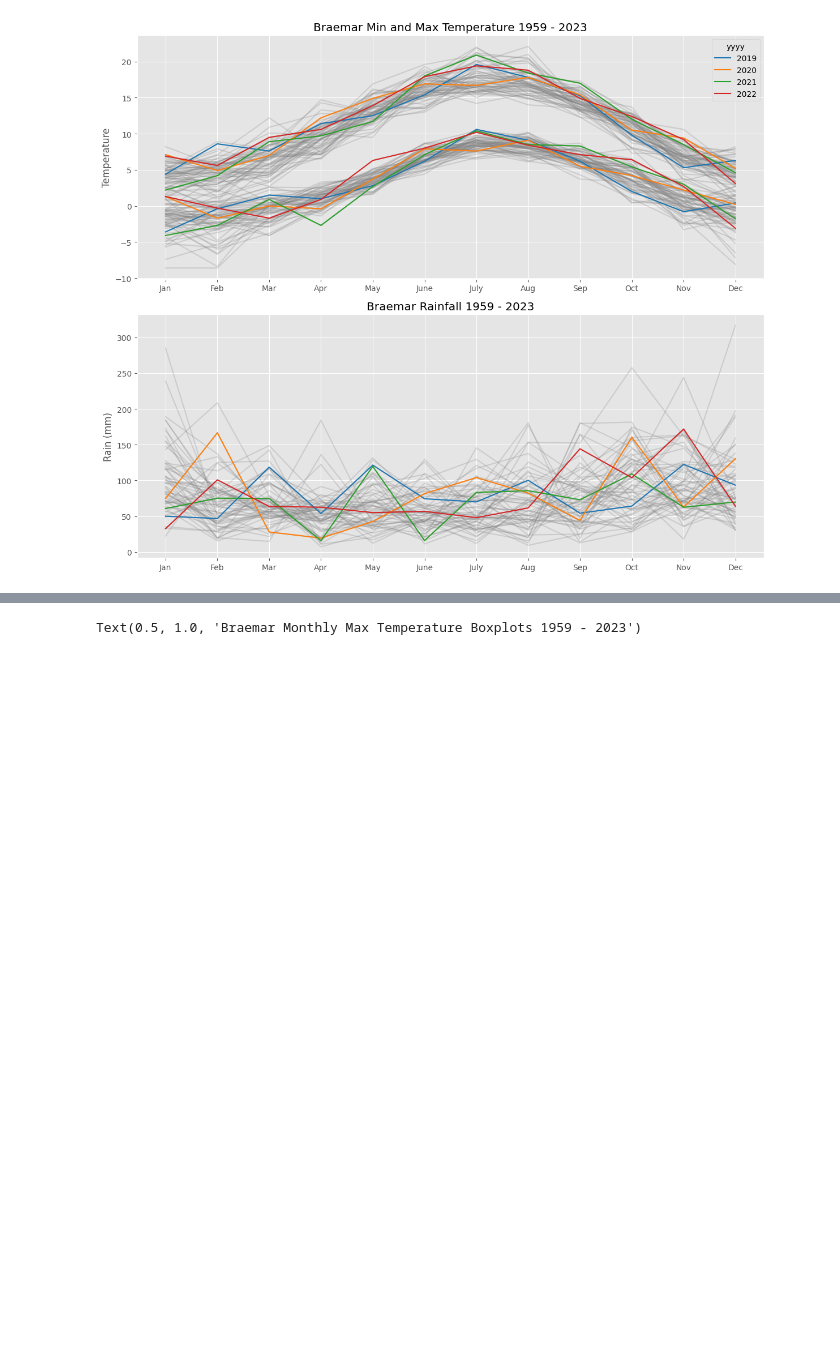
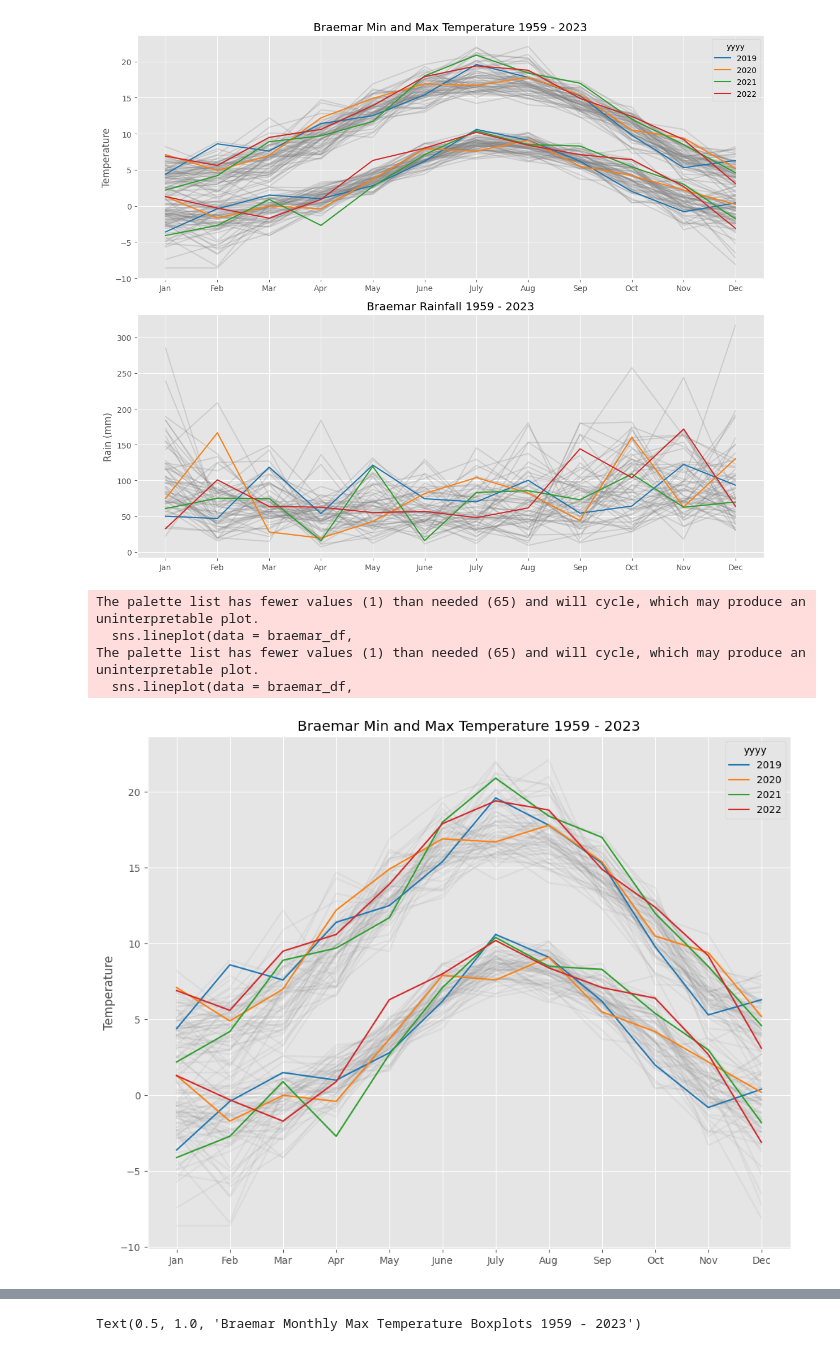
Before and after one commit to jmoro0408/DataVis, a Jupyter notebook: UK Temperature/braemar_temp_plotting.ipynb, the cells around one changed output, grey strips where cells are left out. Drawn from its saved outputs; the diff is of its cells as text; code cells hidden in the pictures; blank space fills up the shorter version.

```diff
--- a/UK Temperature/temp_plotting.ipynb
+++ b/UK Temperature/braemar_temp_plotting.ipynb
@@ -239,3 +239,58 @@ The palette list has fewer values (1) than needed (65) and will cycle, which may
 The palette list has fewer values (1) than needed (65) and will cycle, which may produce an uninterpretable plot.
   sns.lineplot(data = braemar_df,
 [figure]
+# %%
+fig, ax1 = plt.subplots(ncols = 1, nrows = 1, figsize=(10, 8))
+
+years = [2022,2021,2020,2019]
+colours = sns.color_palette("tab10")
+# tmax
+sns.lineplot(data = braemar_df,
+             y = 'tmax',
+             x = 'mm',
+             hue = 'yyyy',
+             palette= ['gray'],
+             legend = None,
+             alpha = 0.1,
+             ax = ax1)
+
+sns.lineplot(data = braemar_df[braemar_df['yyyy'].isin(years)],
+             y = 'tmax',
+             x = 'mm',
+             hue = 'yyyy',
+             palette= colours,
+             ax = ax1)
+
+#tmin
+
+sns.lineplot(data = braemar_df,
+             y = 'tmin',
+             x = 'mm',
+             hue = 'yyyy',
+             palette= ['gray'],
+             legend = None,
+             alpha = 0.1,
+             ax = ax1)
+
+sns.lineplot(data = braemar_df[braemar_df['yyyy'].isin(years)],
+             y = 'tmin',
+             x = 'mm',
+             hue = 'yyyy',
+             legend = None,
+             palette= colours,
+             ax = ax1)
+
+
+
+ax1.set_ylabel("Temperature")
+ax1.set_xlabel("")
+ax1.set_title("Braemar Min and Max Temperature 1959 - 2023")
+
+
+plt.tight_layout()
+# %% [output]
+The palette list has fewer values (1) than needed (65) and will cycle, which may produce an uninterpretable plot.
+  sns.lineplot(data = braemar_df,
+The palette list has fewer values (1) than needed (65) and will cycle, which may produce an uninterpretable plot.
+  sns.lineplot(data = braemar_df,
+[figure, added]
```
Also changed, not shown: parts of 4 cells of this notebook.
